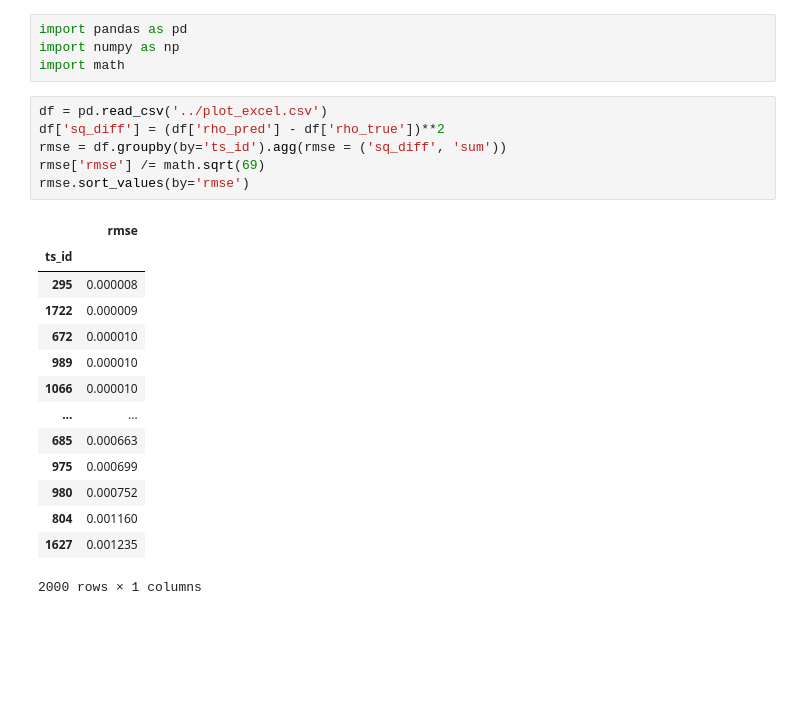
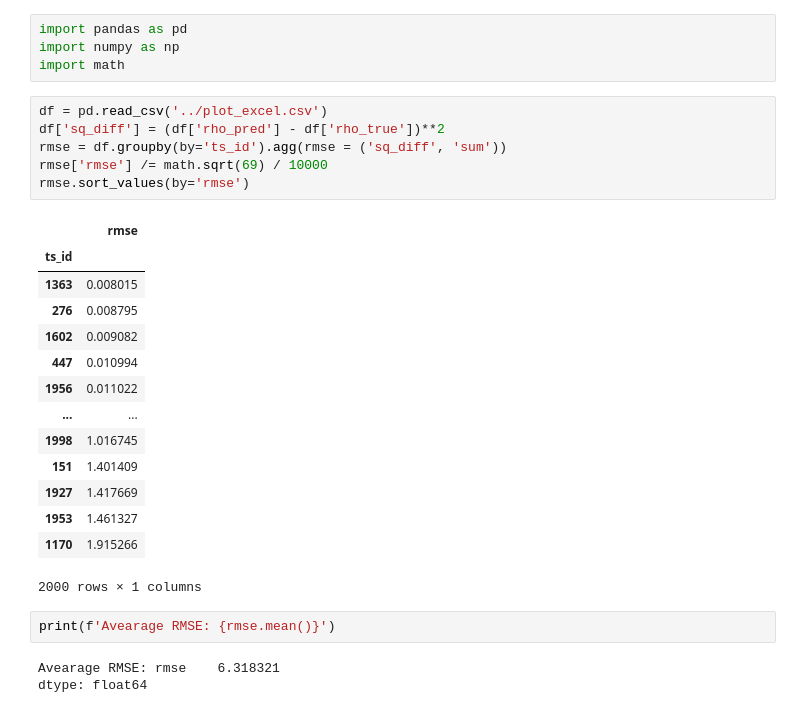
Before and after one commit to PatBoj/PARCSANN_v2, a Jupyter notebook: notebooks/test.ipynb, the cells around one changed output. Drawn from its saved outputs; the diff is of its cells as text; blank space fills up the shorter version.

```diff
--- a/notebooks/test.ipynb
+++ b/notebooks/test.ipynb
@@ -5,21 +5,26 @@ import math
 # %%
 df = pd.read_csv('../plot_excel.csv')
 df['sq_diff'] = (df['rho_pred'] - df['rho_true'])**2
 rmse = df.groupby(by='ts_id').agg(rmse = ('sq_diff', 'sum'))
-rmse['rmse'] /= math.sqrt(69)
+rmse['rmse'] /= math.sqrt(69) / 10000
 rmse.sort_values(by='rmse')
 # %% [output]
 |  | rmse |
 | ts_id |  |
-| 295 | 0.000008 |
-| 1722 | 0.000009 |
-| 672 | 0.000010 |
-| 989 | 0.000010 |
-| 1066 | 0.000010 |
+| 1363 | 0.008015 |
+| 276 | 0.008795 |
+| 1602 | 0.009082 |
+| 447 | 0.010994 |
+| 1956 | 0.011022 |
 | ... | ... |
-| 685 | 0.000663 |
-| 975 | 0.000699 |
-| 980 | 0.000752 |
-| 804 | 0.001160 |
-| 1627 | 0.001235 |
+| 1998 | 1.016745 |
+| 151 | 1.401409 |
+| 1927 | 1.417669 |
+| 1953 | 1.461327 |
+| 1170 | 1.915266 |
 2000 rows × 1 columns
+# %%
+print(f'Avearage RMSE: {rmse.mean()}')
+# %% [output]
+Avearage RMSE: rmse    6.318321
+dtype: float64
```
Also changed, not shown: parts of 4 cells of this notebook, 23 other files.
